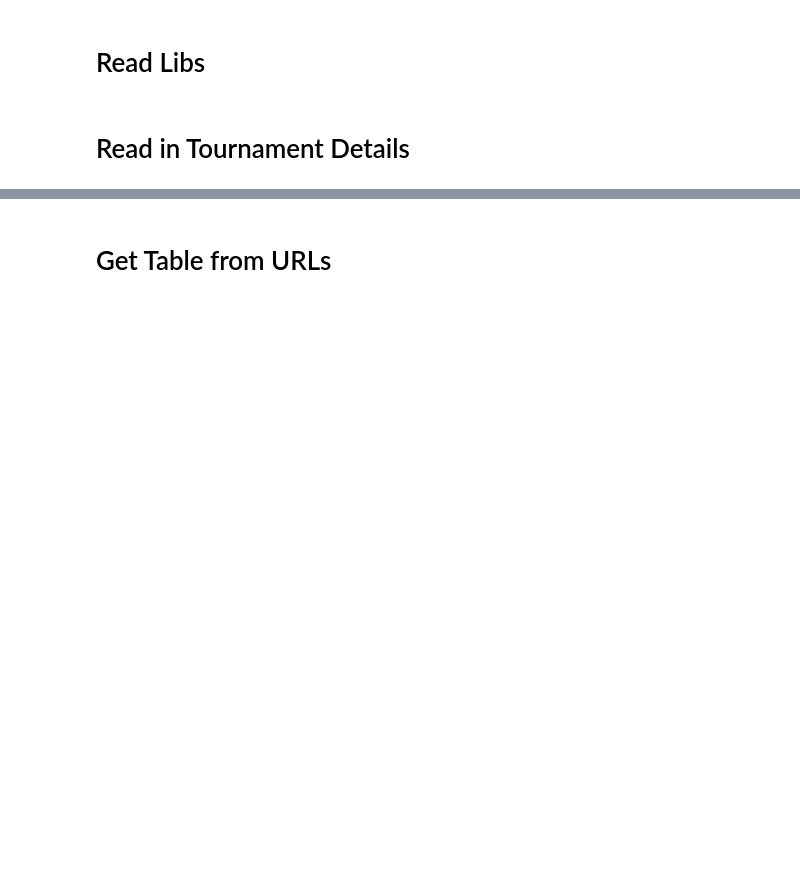
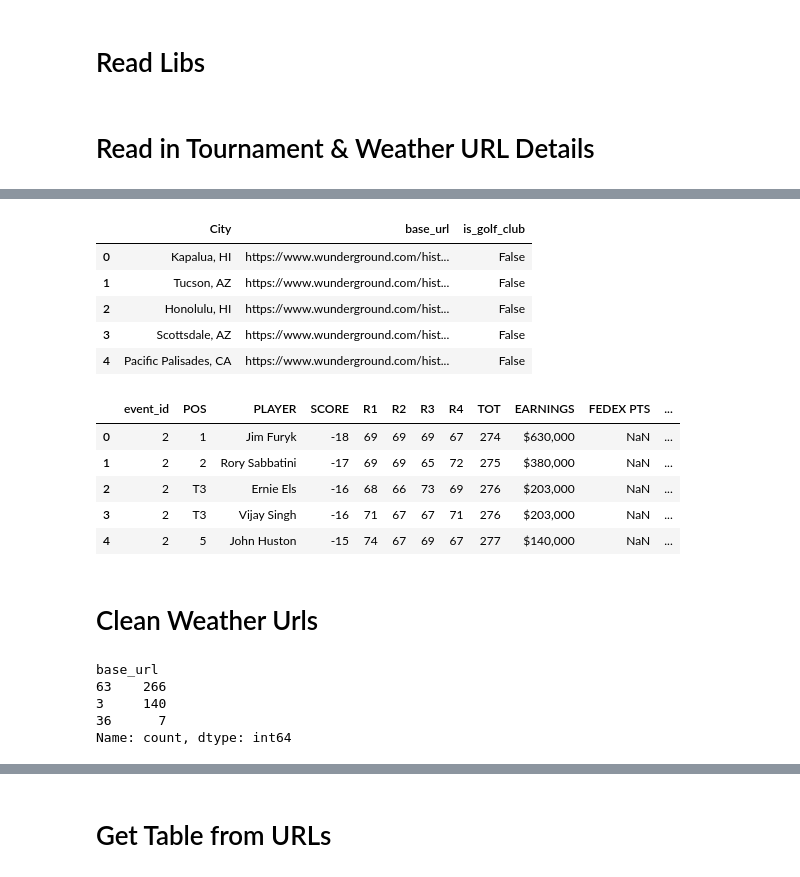
Before and after one commit to mishaun/PGA-Golf-Scores-vs.-Weather, a Jupyter notebook: scripts/2.2 Get Weather Data - Hourly Weather .ipynb, the cells around one changed output, grey strips where cells are left out. Cells and saved outputs as stored; diff of their text form; code cells hidden in the pictures; blank space fills up the shorter version.

```diff
--- a/scripts/2.2 Get Weather Data - Hourly Weather .ipynb
+++ b/scripts/2.2 Get Weather Data - Hourly Weather .ipynb
@@ -28,7 +33,12 @@ display(HTML('''
 
 pd.set_option('display.min_rows', 100)
 # %% [markdown]
-# Read in Tournament Details
+# Read in Tournament & Weather URL Details
 # %%
 path_tournament_detail = "../data/transformed_data/tournament_info/2024-10-06 16h20m45s/tournament_details_transformed.csv"
+path_tournament_scores = "../data/transformed_data/tournament_scores/2024-10-06 16h20m45s/tournament_scores_transformed.csv"
+path_weather_urls = "../data/raw_data/weather/weather_city_base_urls/2024-10-26 12h17m18s/weather_city_base_urls.csv"
+
 df_tournament_details = pd.read_csv(path_tournament_detail)
+df_tournament_scores = pd.read_csv(path_tournament_scores)
+df_weather_urls = pd.read_csv(path_weather_urls)
@@ -41,0 +45,5 @@ df_unique_cities.to_csv(f'{output_path}/{timestamp_run}/weather_city_base_urls.c
+# %%
+df_tournament_details.head()
+df_weather_urls.head()
+df_tournament_scores.head()
+# %% [output]
@@ -41,0 +56,22 @@ df_unique_cities.to_csv(f'{output_path}/{timestamp_run}/weather_city_base_urls.c
+|  | City | base_url | is_golf_club |
+| 0 | Kapalua, HI | https://www.wunderground.com/hist... | False |
+| 1 | Tucson, AZ | https://www.wunderground.com/hist... | False |
+| 2 | Honolulu, HI | https://www.wunderground.com/hist... | False |
+| 3 | Scottsdale, AZ | https://www.wunderground.com/hist... | False |
+| 4 | Pacific Palisades, CA | https://www.wunderground.com/hist... | False |
+|  | event_id | POS | PLAYER | SCORE | R1 | R2 | R3 | R4 | TOT | EARNINGS | FEDEX PTS | ... |
+| 0 | 2 | 1 | Jim Furyk | -18 | 69 | 69 | 69 | 67 | 274 | $630,000 | NaN | ... |
+| 1 | 2 | 2 | Rory Sabbatini | -17 | 69 | 69 | 65 | 72 | 275 | $380,000 | NaN | ... |
+| 2 | 2 | T3 | Ernie Els | -16 | 68 | 66 | 73 | 69 | 276 | $203,000 | NaN | ... |
+| 3 | 2 | T3 | Vijay Singh | -16 | 71 | 67 | 67 | 71 | 276 | $203,000 | NaN | ... |
+| 4 | 2 | 5 | John Huston | -15 | 74 | 67 | 69 | 67 | 277 | $140,000 | NaN | ... |
+# %% [markdown]
+# Clean Weather Urls
+# %%
+df_weather_urls['base_url'].apply(lambda x: len(str(x))).value_counts()
+# %% [output]
+base_url
+63    266
+3     140
+36      7
+Name: count, dtype: int64
```
Also changed, not shown: parts of 22 cells of this notebook, 3 other files.
